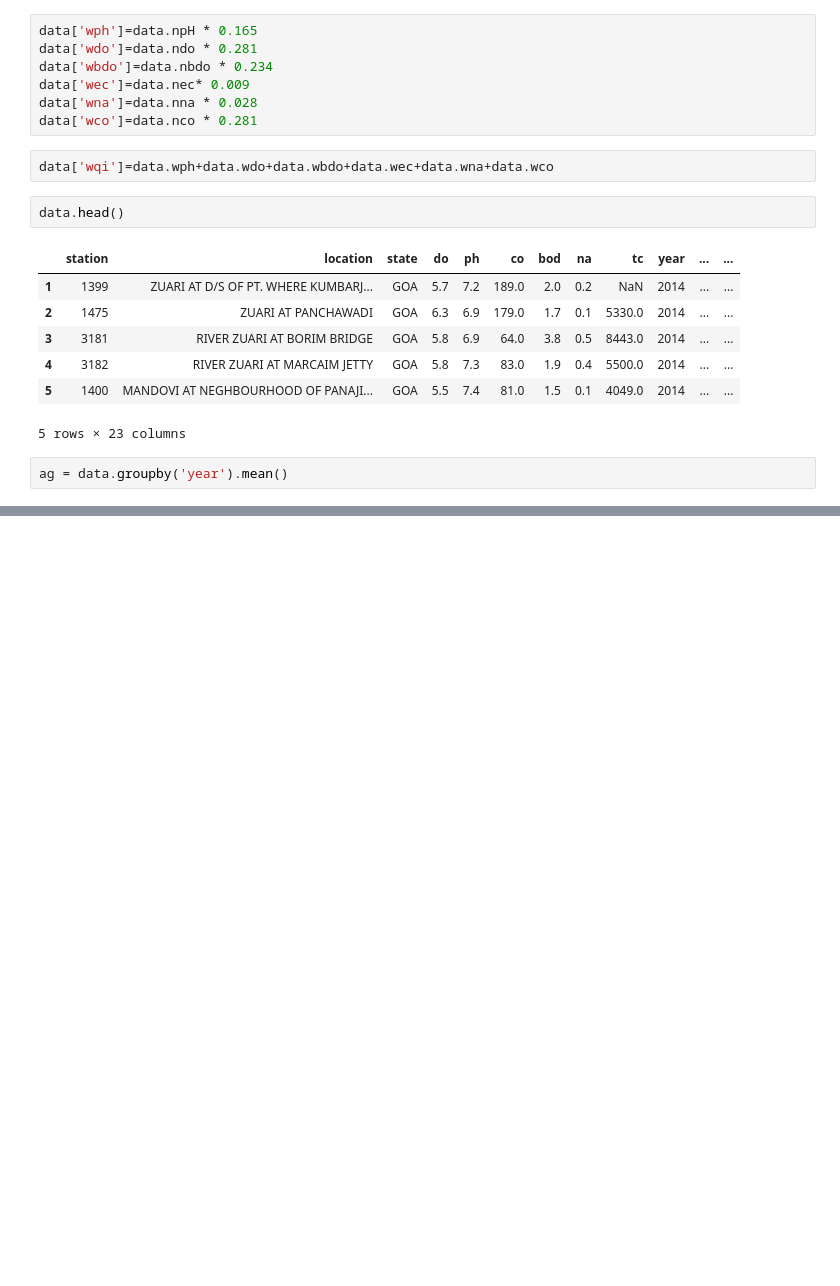
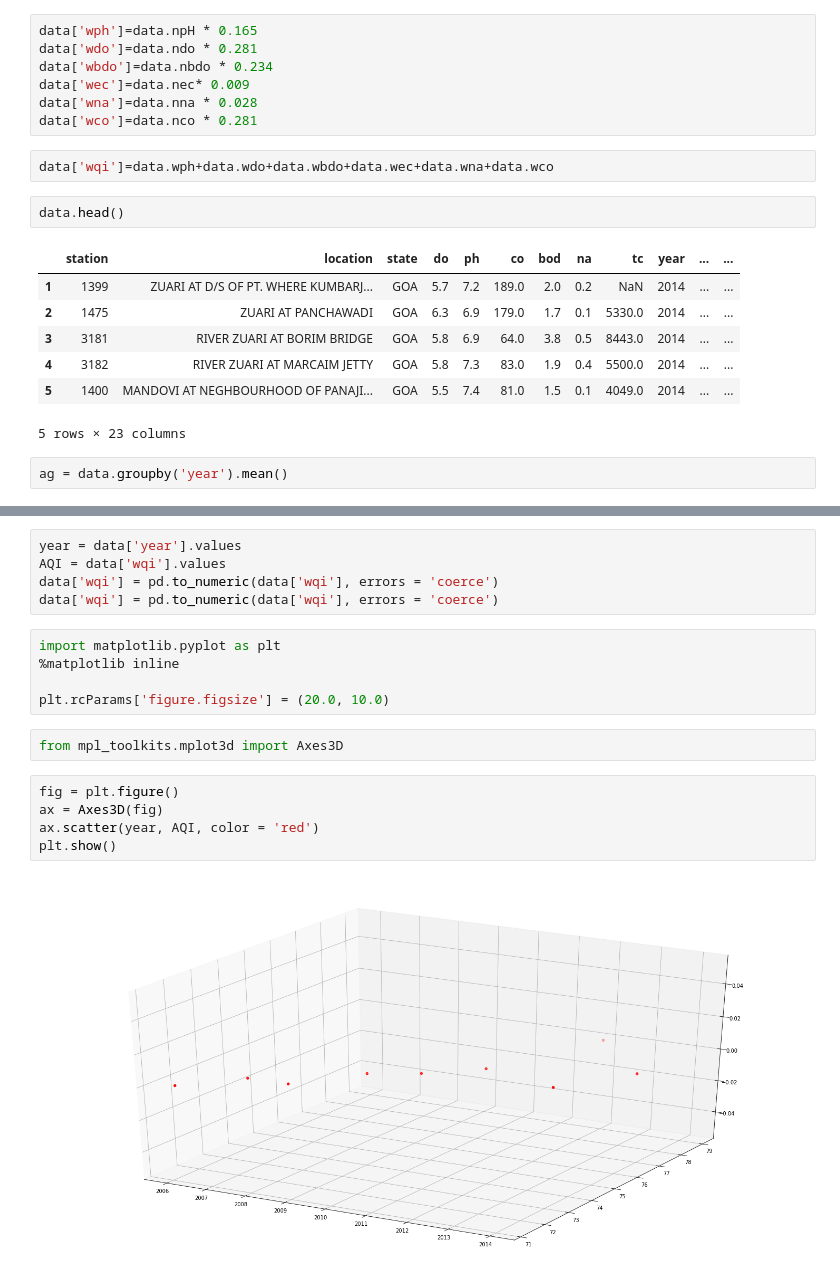
Before and after one commit to katreparitosh/Water-Quality-Analysis, a Jupyter notebook: Code/Water-Quaity-Kernel.ipynb, the cells around one changed output, grey strips where cells are left out. Saved outputs shown, nothing was run; the diff lists cells and outputs as text; blank space fills up the shorter version.

```diff
--- a/Code/Water-Quaity-Kernel.ipynb
+++ b/Code/Water-Quaity-Kernel.ipynb
@@ -222,0 +230,19 @@ data.hea
+# %%
+year = data['year'].values
+AQI = data['wqi'].values
+data['wqi'] = pd.to_numeric(data['wqi'], errors = 'coerce')
+data['wqi'] = pd.to_numeric(data['wqi'], errors = 'coerce')
+# %%
+import matplotlib.pyplot as plt
+%matplotlib inline
+
+plt.rcParams['figure.figsize'] = (20.0, 10.0)
+# %%
+from mpl_toolkits.mplot3d import Axes3D
+# %%
+fig = plt.figure()
+ax = Axes3D(fig)
+ax.scatter(year, AQI, color = 'red')
+plt.show()
+# %% [output]
+[figure, added]
```
Also changed, not shown: parts of 6 cells of this notebook.
